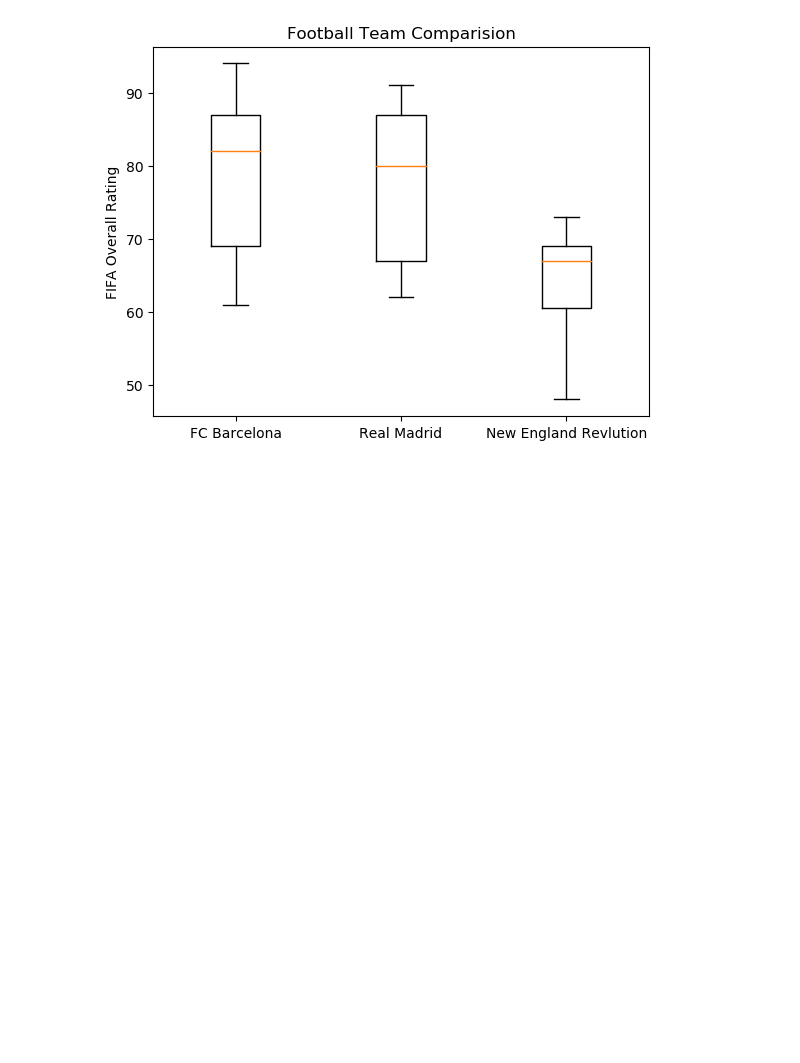
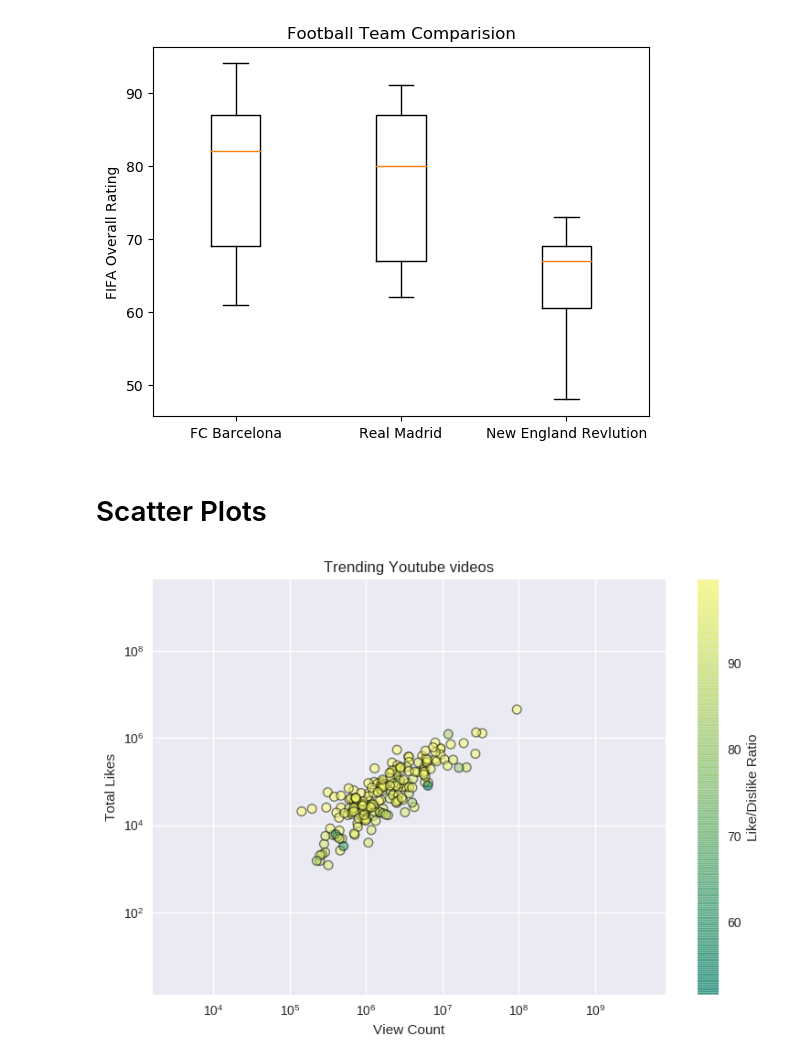
Before and after one commit to dev1600/Matplotlib, a Jupyter notebook: Matplot_basics.ipynb, the cells around one changed output. Saved outputs shown, nothing was run; the diff lists cells and outputs as text; code cells hidden in the pictures; blank space fills up the shorter version.

Commit message:
Scatter Plot added

```diff
--- a/Matplot_basics.ipynb
+++ b/Matplot_basics.ipynb
@@ -120,3 +120,5 @@ plt.ylabel("FIFA Overall Rating")
 plt.show()
 # %% [output]
 [figure]
+# %% [markdown]
+# Scatter Plots
@@ -122,0 +128,24 @@ plt.show()
+# %%
+plt.style.use('seaborn')
+data=pd.read_csv('views.csv')
+# %%
+view_count=data['view_count']
+likes=data['likes']
+ratio=data['ratio']
+# %%
+plt.title("Trending Youtube videos")
+plt.xscale('log')
+plt.yscale('log')
+
+# plt.figure().set_figheight(5)
+# plt.figure().set_figwidth(5)
+
+plt.xlabel("View Count")
+plt.ylabel("Total Likes")
+plt.tight_layout()
+plt.scatter(view_count,likes,edgecolor='black',c=ratio,
+           cmap='summer',linewidth=1,alpha=0.5)
+cbar=plt.colorbar()
+cbar.set_label('Like/Dislike Ratio')
+# %% [output]
+[figure, added]
```
Also changed, not shown: parts of 1 cell of this notebook, 1 other file.
